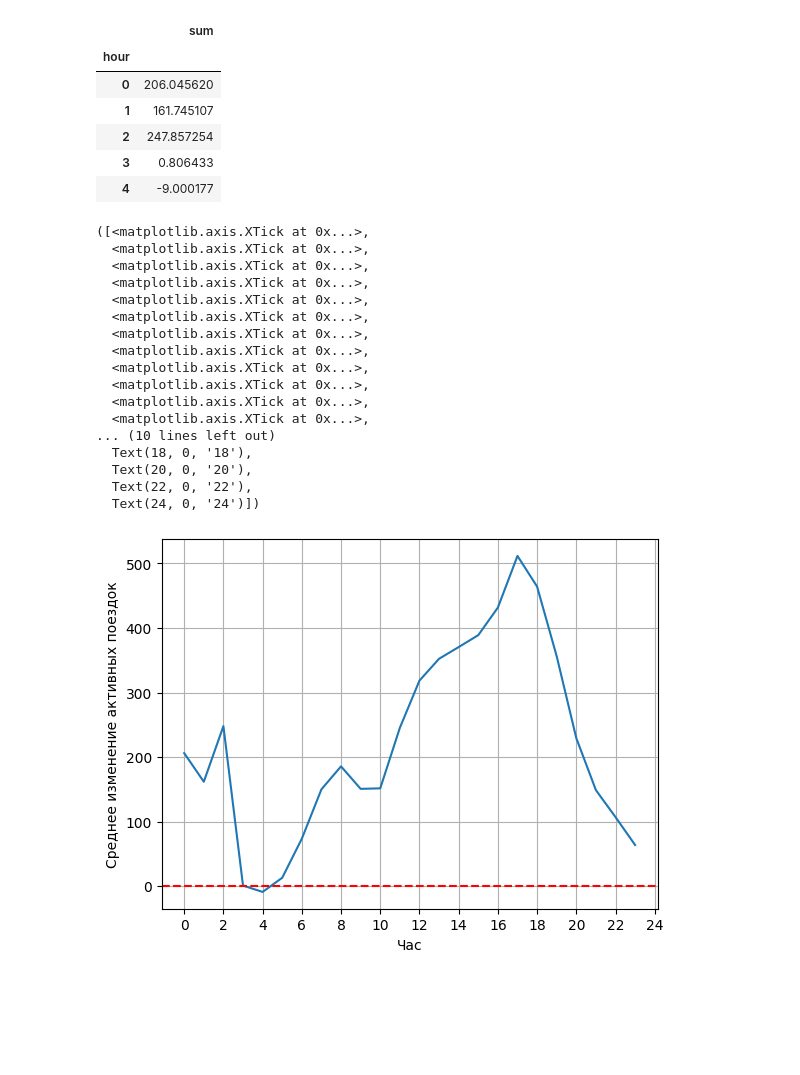
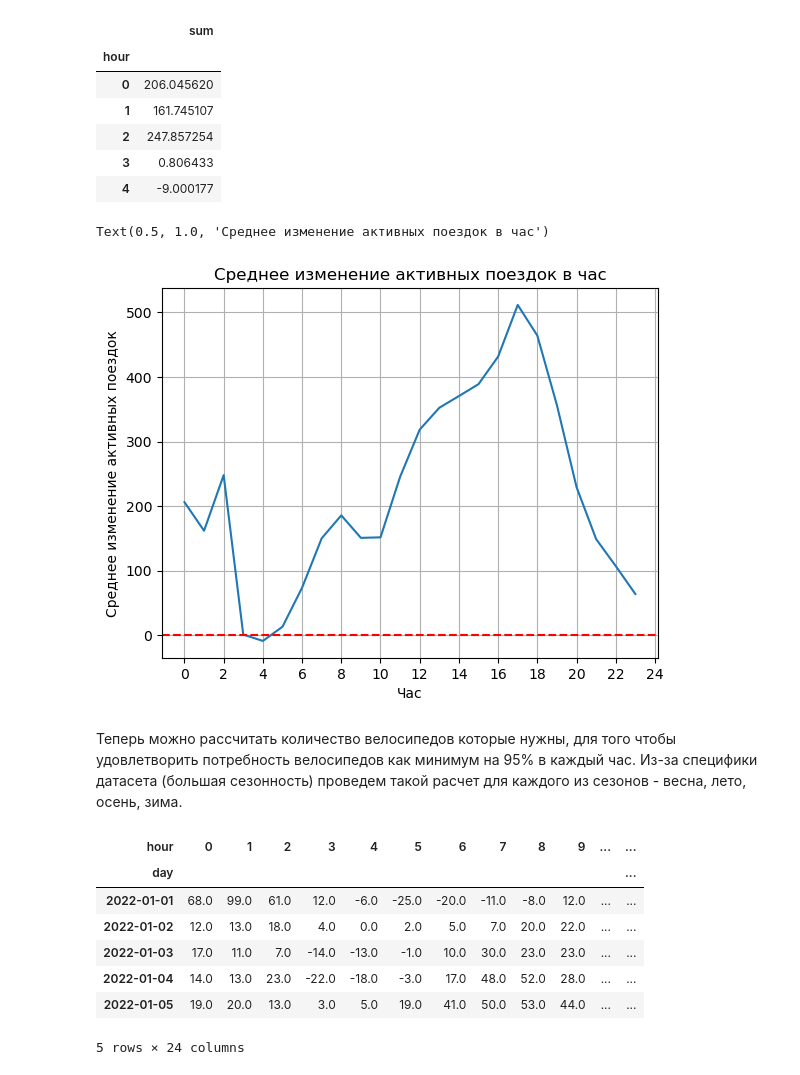
Before and after one commit to kapibarr/big-data-project, a Jupyter notebook: load_model.ipynb, the cells around one changed output. Cells and saved outputs as stored; diff of their text form; code cells hidden in the pictures; blank space fills up the shorter version.

```diff
--- a/load_model.ipynb
+++ b/load_model.ipynb
@@ -4,11 +5,7 @@ import pandas as pd
 import numpy as np
 import matplotlib.pyplot as plt
 # %%
-df = pd.read_csv(
-    "data/2022/Divvy_Trips_2022_full.csv.gz",
-    compression="gzip",
-    parse_dates=["started_at", "ended_at"],
-)
+df = pd.read_csv('data/2022/Divvy_Trips_2022_full.csv.gz', compression='gzip', parse_dates=['started_at', 'ended_at'])
 # %%
 df.head()
 # %% [output]
@@ -114,27 +107,15 @@ table.head()
 | 4 | -9.000177 |
 # %%
 plt.plot(table.index, table.values)
-plt.xlabel("Час")
-plt.ylabel("Среднее изменение активных поездок")
+plt.xlabel('Час')
+plt.ylabel('Среднее изменение активных поездок')
 plt.grid()
-plt.axhline(y=0, color="r", linestyle="--")
+plt.axhline(y=0, color='r', linestyle='--')
 plt.xticks(range(0, 25, 2))
+plt.title('Среднее изменение активных поездок в час')
 # %% [output]
-([<matplotlib.axis.XTick at 0x...>,
-  <matplotlib.axis.XTick at 0x...>,
-  <matplotlib.axis.XTick at 0x...>,
-  <matplotlib.axis.XTick at 0x...>,
-  <matplotlib.axis.XTick at 0x...>,
-  <matplotlib.axis.XTick at 0x...>,
-  <matplotlib.axis.XTick at 0x...>,
-  <matplotlib.axis.XTick at 0x...>,
-  <matplotlib.axis.XTick at 0x...>,
-  <matplotlib.axis.XTick at 0x...>,
-  <matplotlib.axis.XTick at 0x...>,
-  <matplotlib.axis.XTick at 0x...>,
-... (10 lines left out)
-  Text(18, 0, '18'),
-  Text(20, 0, '20'),
-  Text(22, 0, '22'),
-  Text(24, 0, '24')])
+Text(0.5, 1.0, 'Среднее изменение активных поездок в час')
-[figure, old version]
+[figure, new version]
+# %% [markdown]
+
+Теперь можно рассчитать количество велосипедов которые нужны, для того чтобы удовлетворить потребность велосипедов как минимум на 95% в каждый час. Из-за специфики датасета (большая сезонность) проведем такой расчет для каждого из сезонов - весна, лето, осень, зима.
@@ -140,0 +126,11 @@ plt.xticks(range(0, 25, 2))
+# %%
+table.head()
+# %% [output]
+| hour | 0 | 1 | 2 | 3 | 4 | 5 | 6 | 7 | 8 | 9 | ... | ... |
+| day |  |  |  |  |  |  |  |  |  |  |  | ... |
+| 2022-01-01 | 68.0 | 99.0 | 61.0 | 12.0 | -6.0 | -25.0 | -20.0 | -11.0 | -8.0 | 12.0 | ... | ... |
+| 2022-01-02 | 12.0 | 13.0 | 18.0 | 4.0 | 0.0 | 2.0 | 5.0 | 7.0 | 20.0 | 22.0 | ... | ... |
+| 2022-01-03 | 17.0 | 11.0 | 7.0 | -14.0 | -13.0 | -1.0 | 10.0 | 30.0 | 23.0 | 23.0 | ... | ... |
+| 2022-01-04 | 14.0 | 13.0 | 23.0 | -22.0 | -18.0 | -3.0 | 17.0 | 48.0 | 52.0 | 28.0 | ... | ... |
+| 2022-01-05 | 19.0 | 20.0 | 13.0 | 3.0 | 5.0 | 19.0 | 41.0 | 50.0 | 53.0 | 44.0 | ... | ... |
+5 rows × 24 columns
```
Also changed, not shown: parts of 36 cells of this notebook.
